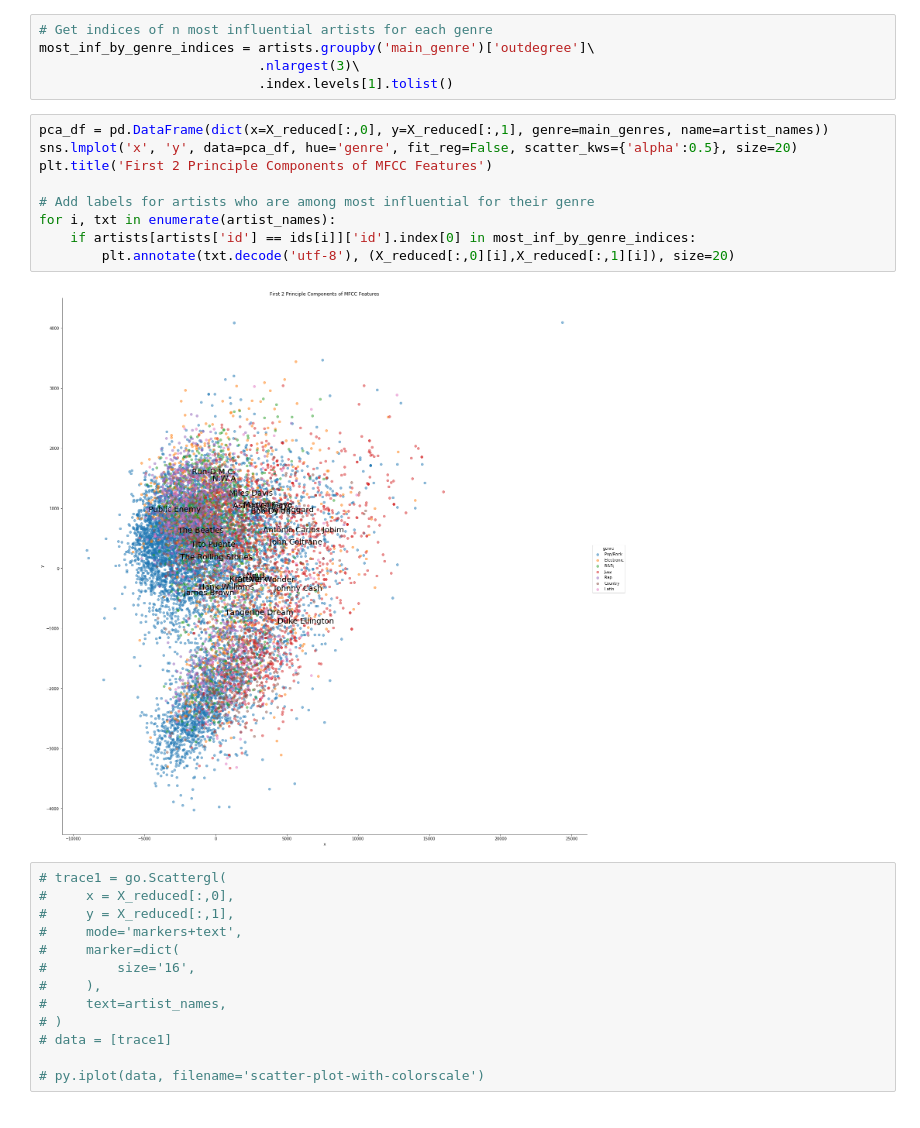
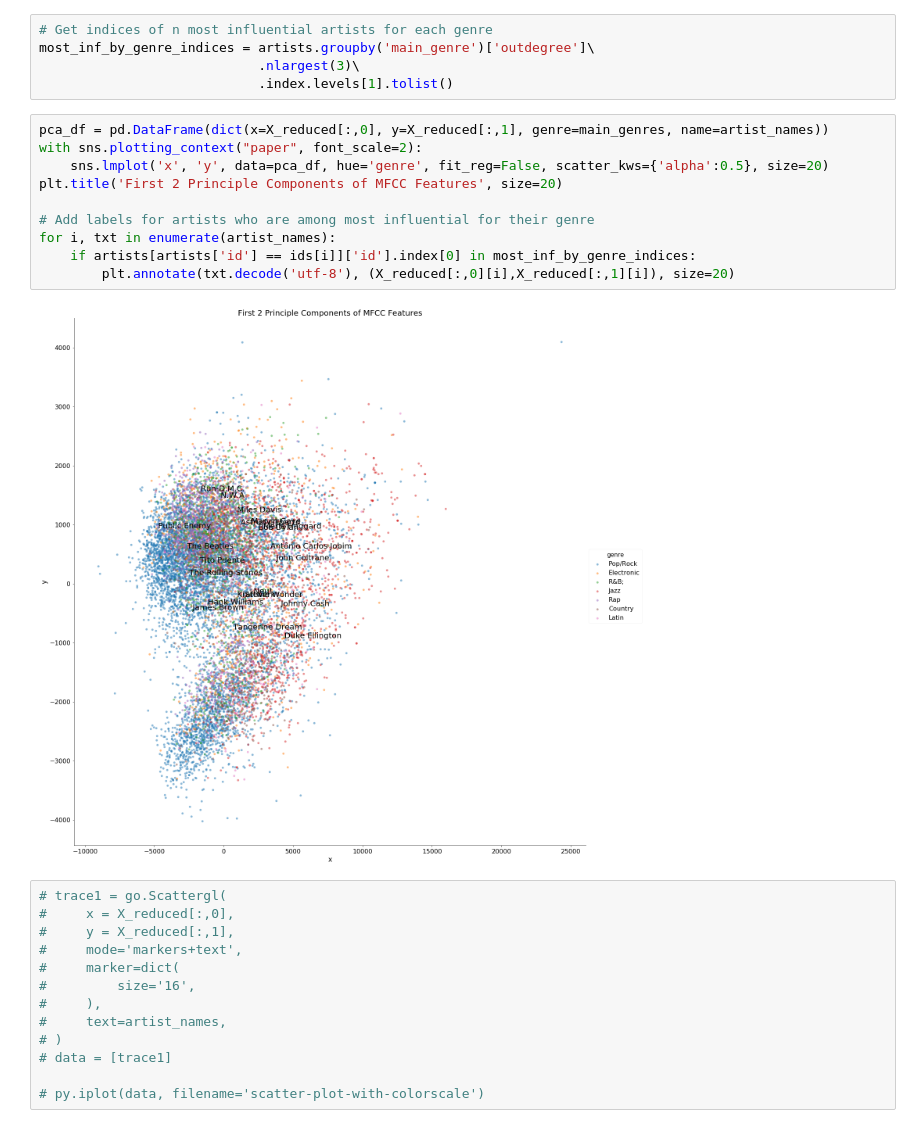
Before and after one commit to wzeyuann/music_influence, a Jupyter notebook: Dimensionality_Reduction.ipynb, the cells around one changed output. Drawn from its saved outputs; the diff is of its cells as text.

```diff
--- a/Dimensionality_Reduction.ipynb
+++ b/Dimensionality_Reduction.ipynb
@@ -100,15 +100,16 @@ most_inf_by_genre_indices = artists.groupby('main_genre')['outdegree']\
                             .index.levels[1].tolist()
 # %%
 pca_df = pd.DataFrame(dict(x=X_reduced[:,0], y=X_reduced[:,1], genre=main_genres, name=artist_names))
-sns.lmplot('x', 'y', data=pca_df, hue='genre', fit_reg=False, scatter_kws={'alpha':0.5}, size=20)
-plt.title('First 2 Principle Components of MFCC Features')
+with sns.plotting_context("paper", font_scale=2):
+    sns.lmplot('x', 'y', data=pca_df, hue='genre', fit_reg=False, scatter_kws={'alpha':0.5}, size=20)
+plt.title('First 2 Principle Components of MFCC Features', size=20)
 
 # Add labels for artists who are among most influential for their genre
 for i, txt in enumerate(artist_names):
     if artists[artists['id'] == ids[i]]['id'].index[0] in most_inf_by_genre_indices:
         plt.annotate(txt.decode('utf-8'), (X_reduced[:,0][i],X_reduced[:,1][i]), size=20)
 # %% [output]
-[figure, old version]
+[figure, new version]
 # %%
 # trace1 = go.Scattergl(
 #     x = X_reduced[:,0],
```
Also changed, not shown: parts of 3 cells of this notebook, 6 other files.
